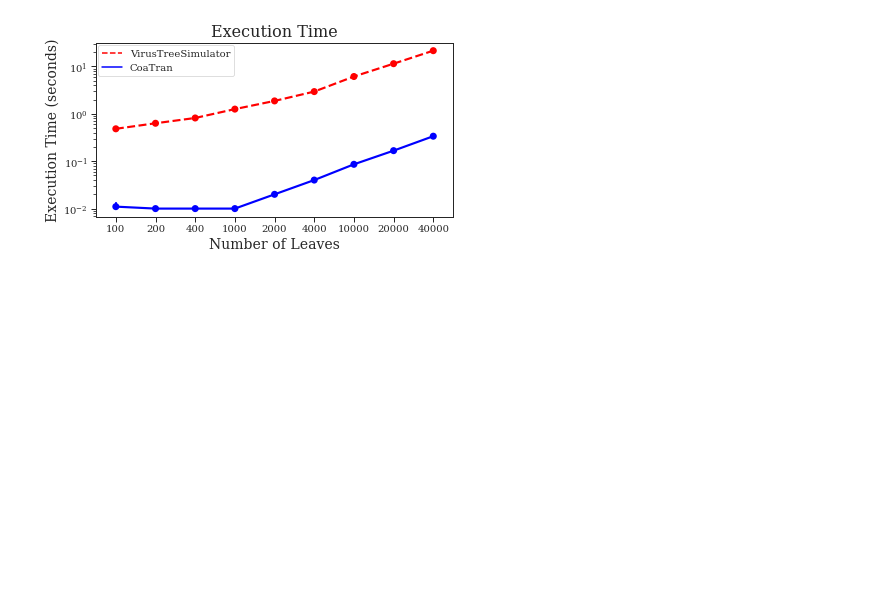
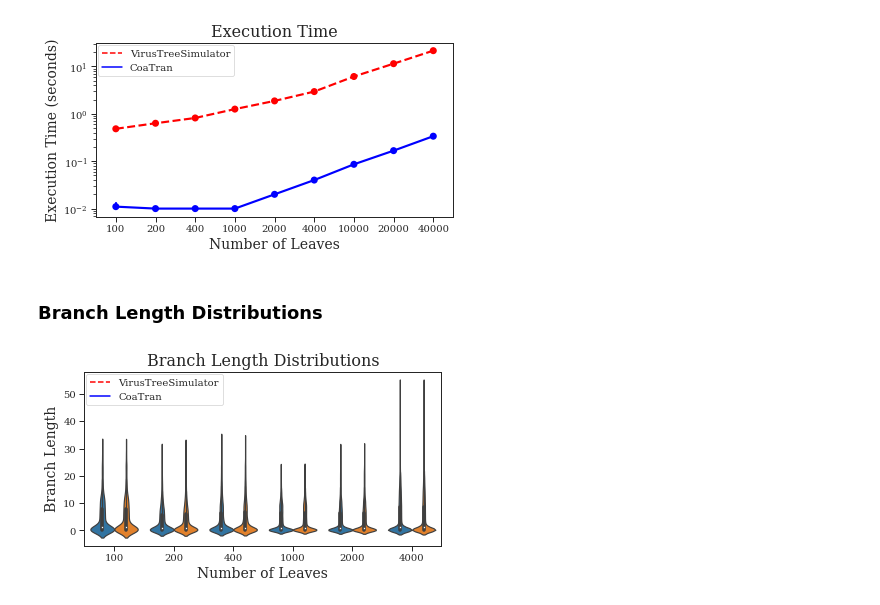
Before and after one commit to niemasd/CoaTran-Paper, a Jupyter notebook: scripts/Figures.ipynb, the cells around one changed output. Saved outputs shown, nothing was run; the diff lists cells and outputs as text; code cells hidden in the pictures; blank space fills up the shorter version.

Commit message:
Updated figures

```diff
--- a/scripts/Figures.ipynb
+++ b/scripts/Figures.ipynb
@@ -46,3 +47,29 @@ legend = plt.legend(handles=handles,bbox_to_anchor=(0.005,0.985), loc='upper lef
 fig.savefig('%s/runtime.pdf' % FIGDIR, format='pdf', bbox_inches='tight')
 # %% [output]
 [figure]
+# %% [markdown]
+### Branch Length Distributions
+# %%
+methods = ['VTS', 'coatran']
+fig = plt.figure(figsize=(6.4,3.2))
+x = list(); y = list(); h = list()
+for m in methods:
+    for n in sorted(int(d.split('/')[-1]) for d in glob('../simulations/*00')):
+        for fn in glob('../simulations/%s/*/phylogeny.%s.*' % (n,m)):
+            if 'detailed' in fn:
+                continue
+            if fn.endswith('.nwk'):
+                tree = read_tree_newick(fn)
+            else:
+                tree = read_tree_newick(open(fn).read().splitlines()[-2].split('=')[-1])
+            tree.suppress_unifurcations()
+            bl = list(tree.branch_lengths()); x += [n]*len(bl); y += bl; h += [m]*len(bl)
+violinplot(x=x, y=y, hue=h)
+plt.title("Branch Length Distributions")
+plt.xlabel("Number of Leaves")
+plt.ylabel("Branch Length")
+handles = [Line2D([0],[0],color=color[m],label=translate[m],linestyle=linestyle[m],linewidth=1.5) for m in methods]
+legend = plt.legend(handles=handles,bbox_to_anchor=(0.005,0.985), loc='upper left', borderaxespad=0., frameon=True)
+fig.savefig('%s/branchlengths.pdf' % FIGDIR, format='pdf', bbox_inches='tight')
+# %% [output]
+[figure, added]
```
Also changed, not shown: parts of 1 cell of this notebook, 2 other files.
